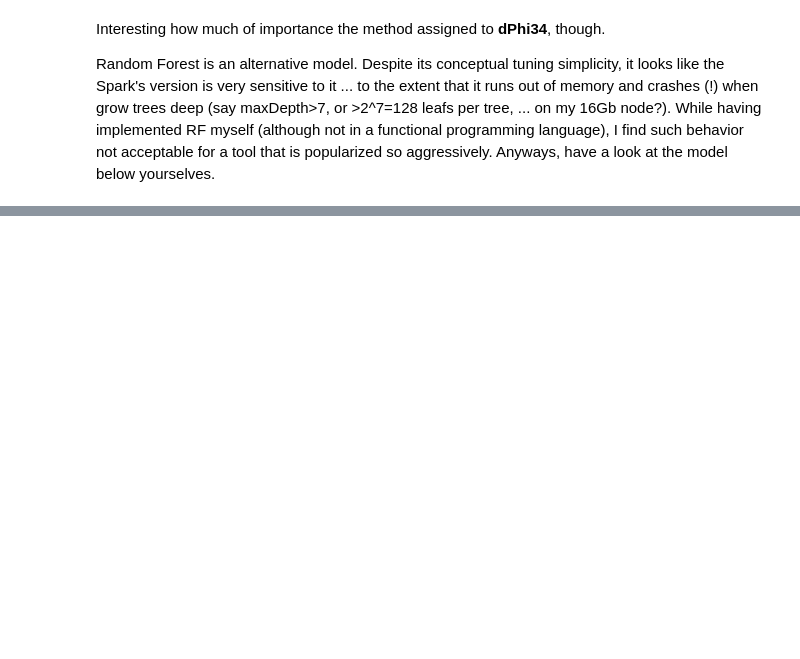
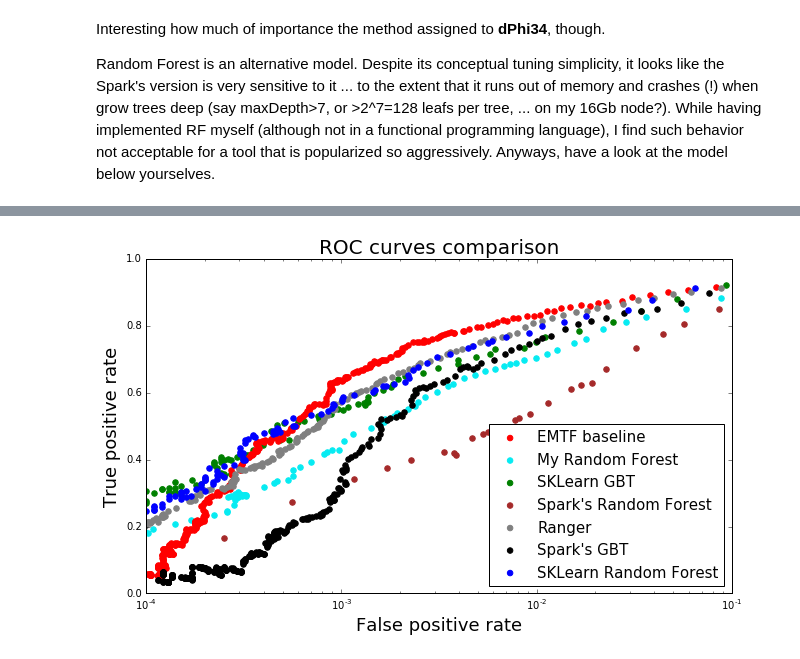
Before and after one commit to kkotov/emtfPtRegression, a Jupyter notebook: ModelSelection.ipynb, the cells around one changed output, grey strips where cells are left out. Cells and saved outputs as stored; diff of their text form; code cells hidden in the pictures; blank space fills up the shorter version.

```diff
--- a/ModelSelection.ipynb
+++ b/ModelSelection.ipynb
@@ -1335,0 +967,24 @@ plt.show()
+# %%
+# put everything on the same plot
+myRfROC = rocMetric(np.array([(df2.loc[cnt,'muPtGen'], p, 1) for (cnt,p) in myRfTest], dtype=stdTypes), binning)
+baseROC = rocMetric(np.array([(df2.loc[cnt,'muPtGen'], df2.loc[cnt,'ptXML'], 1) for (cnt,p) in myRfTest], dtype=stdTypes), binning)
+rangerROC=rocMetric(np.array([(df2.loc[cnt,'muPtGen'], df2.loc[cnt,'ranger'],1) for (cnt,p) in myRfTest], dtype=stdTypes), binning)
+sklRfROC =rocMetric(np.array( zip(testSet[['muPtGen']].values.ravel(), sklRfTest, [1]*len(sklRfTest)),  dtype=stdTypes), binning)
+sklGbtROC=rocMetric(np.array( zip(testSet[['muPtGen']].values.ravel(), sklGbtTest,[1]*len(sklGbtTest)), dtype=stdTypes), binning)
+
+fig, ax0 = prepareRocPlot({"Ranger":                (rangerROC,'grey'),
+                           "My Random Forest":      (myRfROC,  '#06ebf2'),
+                           "SKLearn Random Forest": (sklRfROC, 'blue'),
+                           "SKLearn GBT":           (sklGbtROC,'green'),
+                           "EMTF baseline":         (baseROC,  'red'),
+                           "Spark's Random Forest": (rfROC,    'brown'),
+                           "Spark's GBT":           (gbtROC,   'black'),
+                           }, legPos="lower right")
+
+ax0.set_ylim(0.0, 1.)
+ax0.set_xlim(0.0001, 0.1)
+#ax0.set_xscale('linear')
+
+plt.show()
+# %% [output]
+[figure, added]
```
Also changed, not shown: parts of 80 cells of this notebook.
